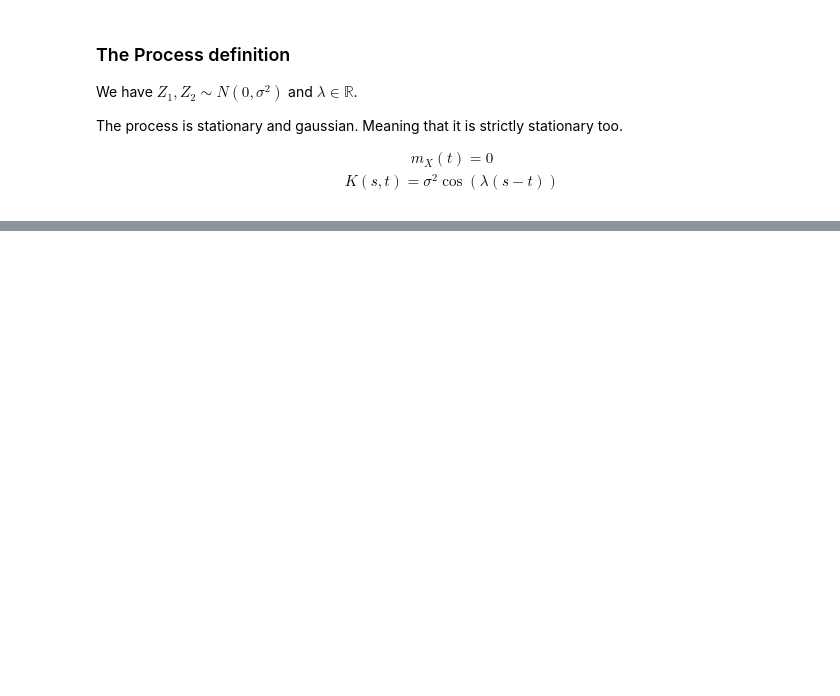
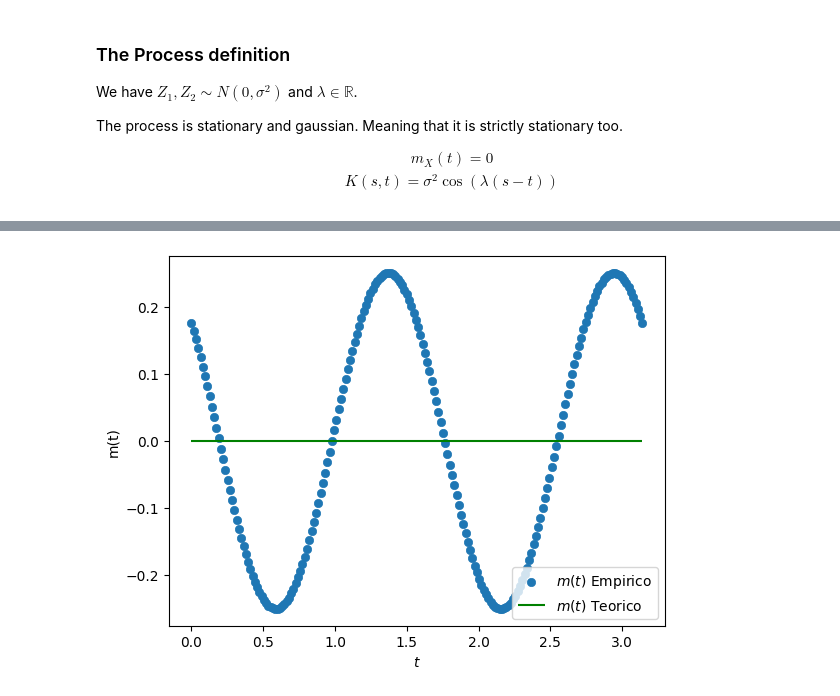
Before and after one commit to MuraSuu/Stochastic-Processes, a Jupyter notebook: GaussianProcess.ipynb, the cells around one changed output, grey strips where cells are left out. Drawn from its saved outputs; the diff is of its cells as text; code cells hidden in the pictures; blank space fills up the shorter version.

```diff
--- a/GaussianProcess.ipynb
+++ b/GaussianProcess.ipynb
@@ -89,0 +43,31 @@ plt.show()
+# %%
+n_sims = 5000
+lags = np.linspace(-5, 5, 100)
+Z1_all = stats.norm.rvs(size=100)
+Z2_all = stats.norm.rvs(size=100)
+lam = 4
+
+empirical_cov = np.zeros(len(lags))
+for i, tau in enumerate(lags):
+    X_t = Z1_all * np.cos(lam * 5) + Z2_all * np.sin(lam * 5) #Lag de 5
+    X_s = Z1_all * np.cos(lam * (5 - tau)) + Z2_all * np.sin(lam * (5 - tau))
+    empirical_cov[i] = np.mean(X_t * X_s)
+# %%
+n_time_points = 50
+empirical_means = []
+
+for i, time_point in enumerate(t_span):
+    samples = Z1_all * np.cos(lam * time_point) + Z2_all * np.sin(lam * time_point)
+    empirical_means.append(np.mean(samples))
+# %%
+fig, ax = plt.subplots()
+
+ax.scatter(t_span, empirical_means, label = '$m(t)$ Empirico', lw=0.5)
+ax.hlines(y=0, xmin=0, xmax=T, label="$m(t)$ Teorico", color = 'green')
+plt.legend(loc='lower right')
+ax.set_xlabel('$t$')
+ax.set_ylabel('m(t)')
+
+fig.savefig("MediaHarmonica.png")
+# %% [output]
+[figure, added]
```
Also changed, not shown: parts of 20 cells of this notebook.
